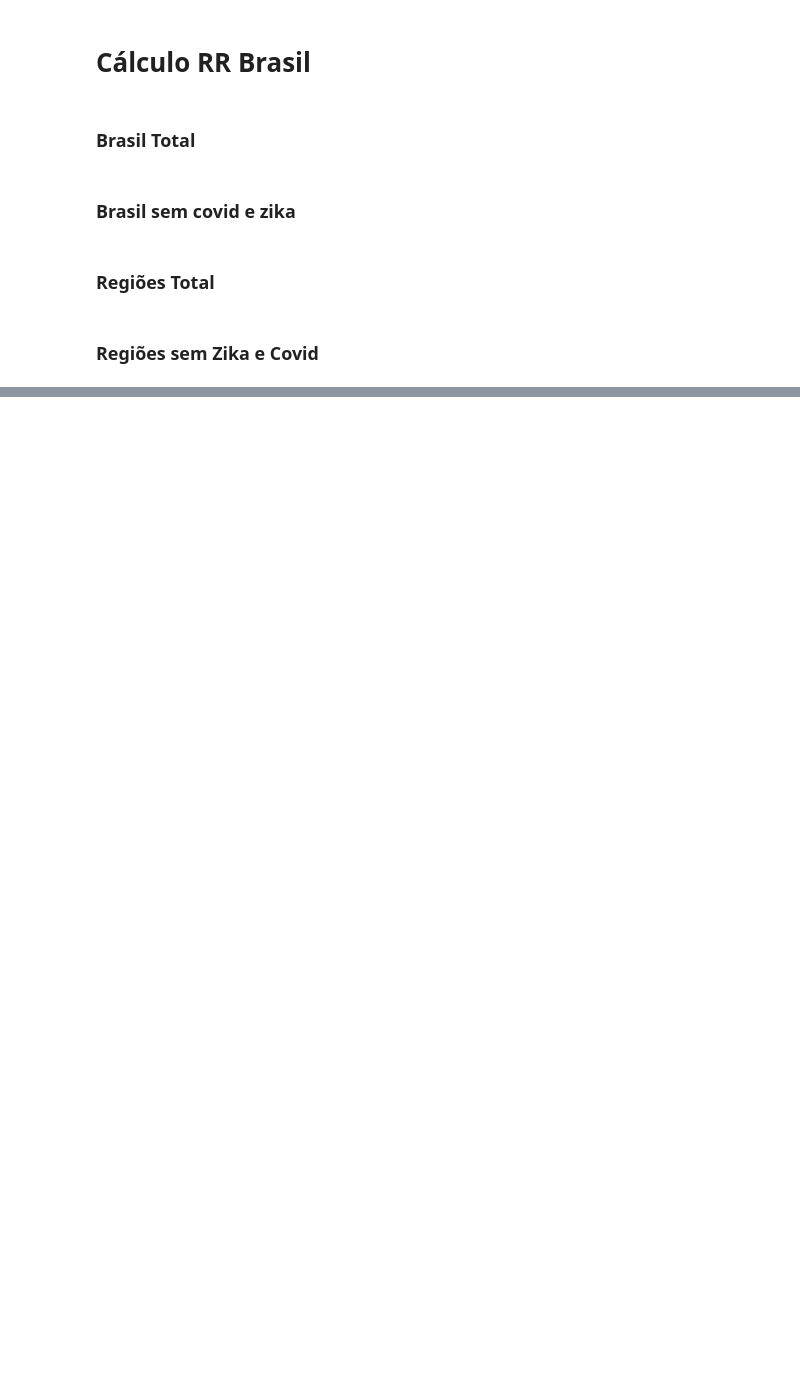
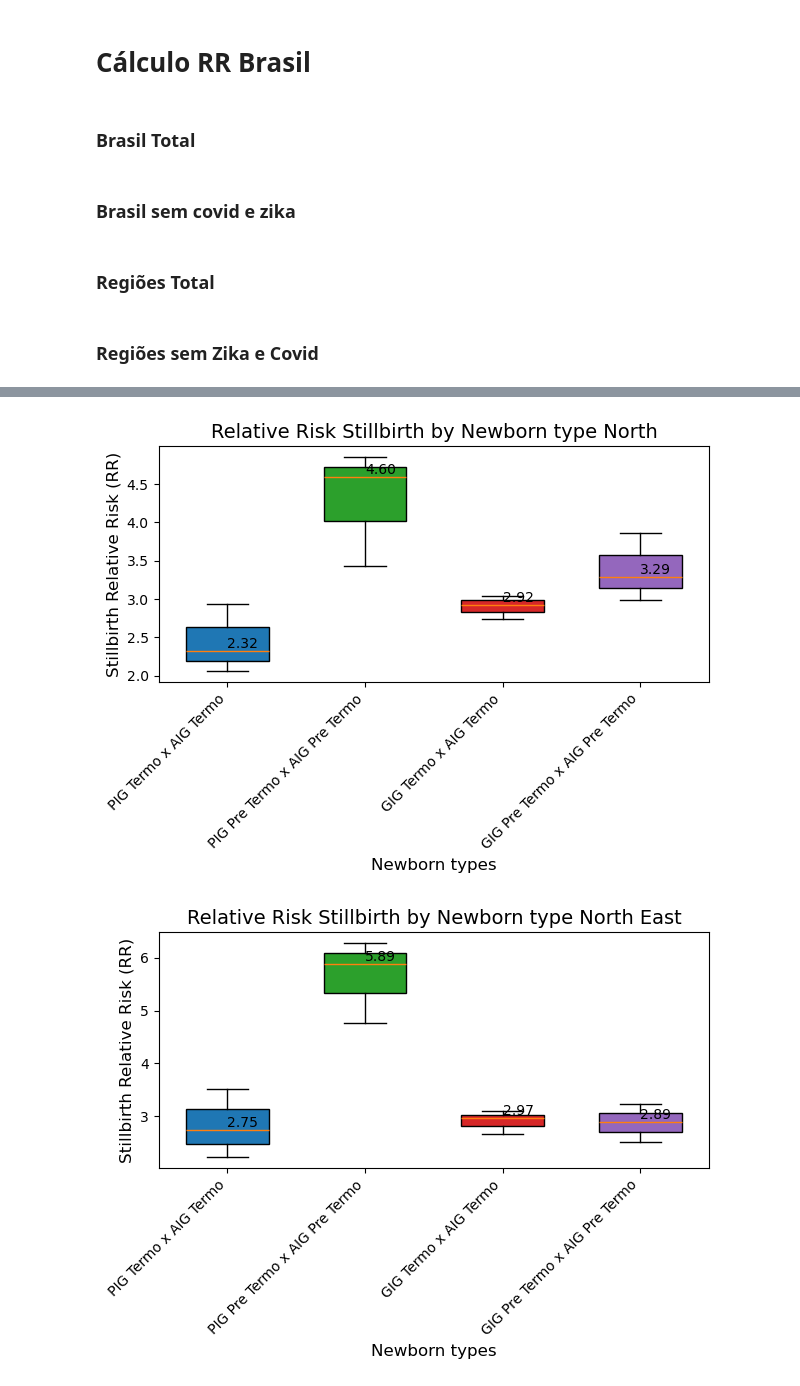
Before and after one commit to mtt89/rr_obito_fetal, a Jupyter notebook: calc_rr_obito_fetal_c_nasc_expostos_sem.ipynb, the cells around one changed output, grey strips where cells are left out. Cells and saved outputs as stored; diff of their text form; code cells hidden in the pictures; blank space fills up the shorter version.

```diff
--- a/calc_rr_obito_fetal_c_nasc_expostos_sem.ipynb
+++ b/calc_rr_obito_fetal_c_nasc_expostos_sem.ipynb
@@ -209,0 +297,9 @@ for reg in lista_regiao:
+# %%
+# Regiao Total
+regiao = ['Norte', 'Nordeste', 'Sul', 'Sudeste', 'Centro-Oeste']
+for reg in regiao:
+    df = pd.read_excel(f'./resultado/regiao_total_por_semana_rr_e_prevalencia_{reg}.xlsx')
+    graficos(df=df, nome_graf=f'./graficos/box_plot_{reg}_todos_os_anos_RR_nasc_expostos.png', label=reg)
+# %% [output]
+[figure, added]
+[figure, added]
```
Also changed, not shown: parts of 6 cells of this notebook.
